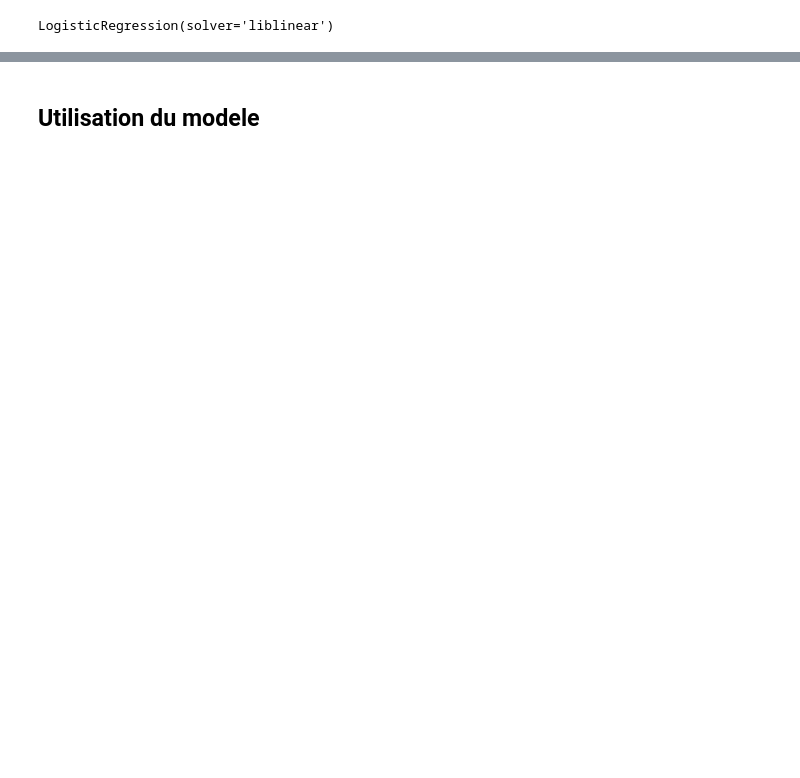
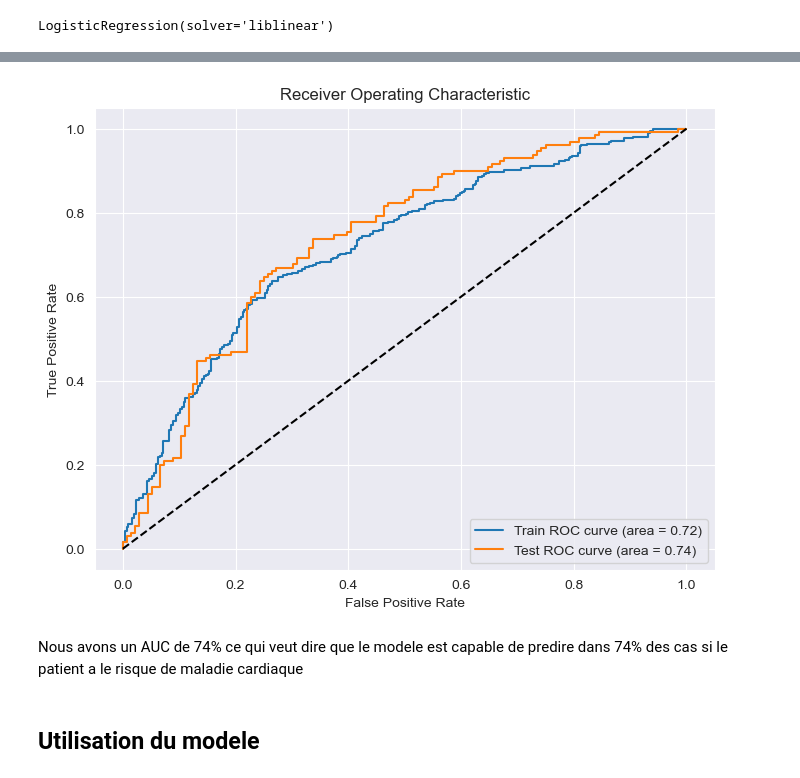
Before and after one commit to molly131/Mes_projets_python, a Jupyter notebook: Regression_lineaire_logistique.ipynb, the cells around one changed output, grey strips where cells are left out. Saved outputs shown, nothing was run; the diff lists cells and outputs as text; code cells hidden in the pictures; blank space fills up the shorter version.

```diff
--- a/Regression_lineaire_logistique.ipynb
+++ b/Regression_lineaire_logistique.ipynb
@@ -1200,3 +1267,32 @@ Nous avons un AUC de 73% ce qui veut dire que le modele est capable de predire d
+# %%
+from sklearn.metrics import roc_curve, auc
+
+# Obtenir les scores de probabilité pour les classes positives
+y_train_prob2 = logmodel.predict_proba(X_train2)[:, 1]
+y_test_prob2 = logmodel.predict_proba(X_test2)[:, 1]
+
+# Calculer les taux de faux positifs (FPR) et les taux de vrais positifs (TPR)
+train_fpr, train_tpr, _ = roc_curve(y_train2, y_train_prob2)
+test_fpr, test_tpr, _ = roc_curve(y_test2, y_test_prob2)
+
+# Calculer les scores AUC
+train_auc = auc(train_fpr, train_tpr)
+test_auc = auc(test_fpr, test_tpr)
+
+# Tracer les courbes ROC
+plt.figure(figsize=(8, 6))
+plt.plot(train_fpr, train_tpr, label='Train ROC curve (area = %0.2f)' % train_auc)
+plt.plot(test_fpr, test_tpr, label='Test ROC curve (area = %0.2f)' % test_auc)
+plt.plot([0, 1], [0, 1], 'k--')
+plt.xlabel('False Positive Rate')
+plt.ylabel('True Positive Rate')
+plt.title('Receiver Operating Characteristic')
+plt.legend(loc='lower right')
+plt.show()
+# %% [output]
+[figure, added]
+# %% [markdown]
+Nous avons un AUC de 74% ce qui veut dire que le modele est capable de predire dans 74% des cas si le patient a le risque de maladie cardiaque
 # %% [markdown]
 ## Utilisation du modele
 # %%
```
Also changed, not shown: parts of 24 cells of this notebook.
